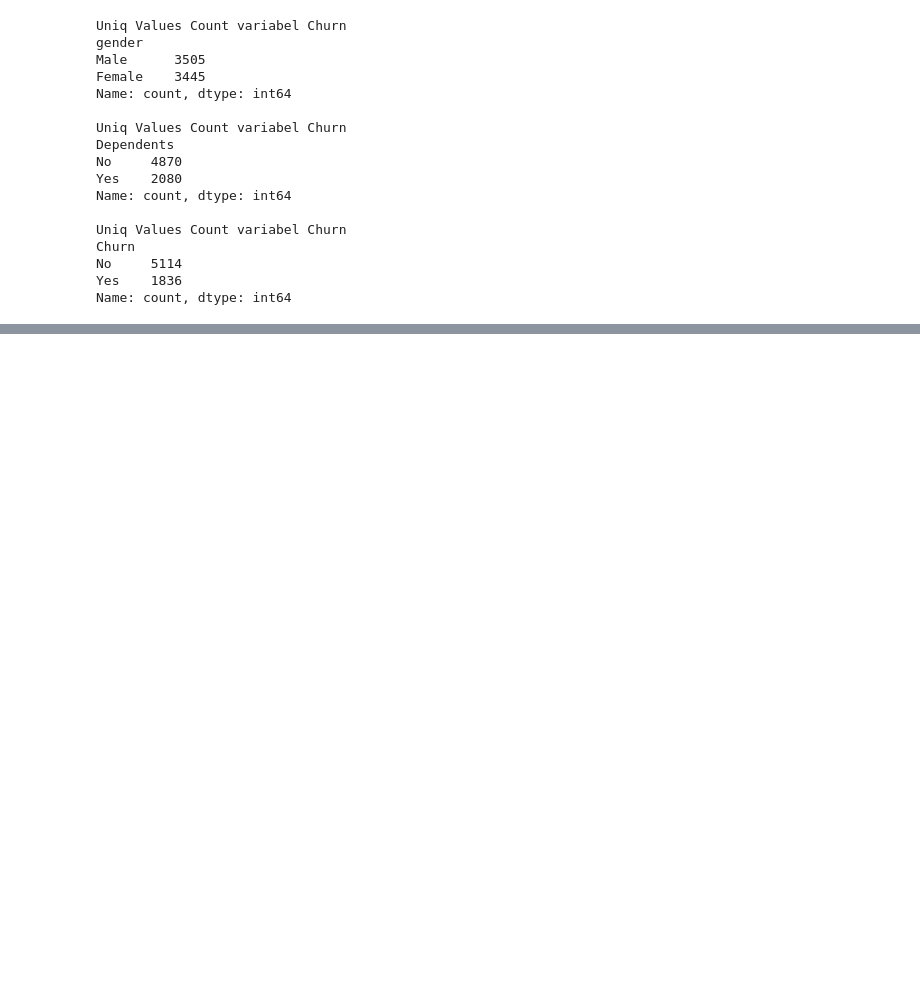
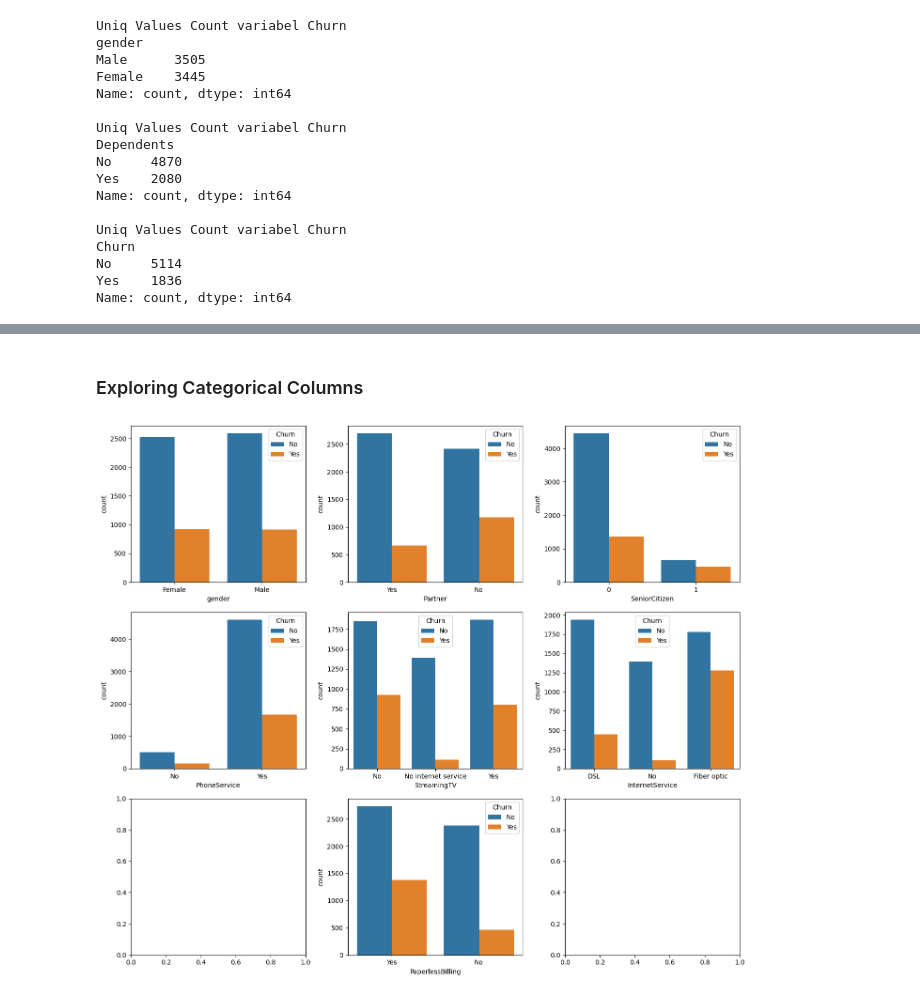
Before and after one commit to rahmi-ind/customer_churn_prediction, a Jupyter notebook: notebook.ipynb, the cells around one changed output, grey strips where cells are left out. Cells and saved outputs as stored; diff of their text form; code cells hidden in the pictures; blank space fills up the shorter version.

```diff
--- a/notebook.ipynb
+++ b/notebook.ipynb
@@ -257,0 +295,15 @@ Name: count, dtype: int64
+# %% [markdown]
+### Exploring Categorical Columns
+# %%
+fig, ax = plt.subplots(3, 3, figsize=(14, 12))
+sns.countplot(data=df_load, x='gender', hue='Churn', ax=ax[0][0])
+sns.countplot(data=df_load, x='Partner', hue='Churn', ax=ax[0][1])
+sns.countplot(data=df_load, x='SeniorCitizen', hue='Churn', ax=ax[0][2])
+sns.countplot(data=df_load, x='PhoneService', hue='Churn', ax=ax[1][0])
+sns.countplot(data=df_load, x='StreamingTV', hue='Churn', ax=ax[1][1])
+sns.countplot(data=df_load, x='InternetService', hue='Churn', ax=ax[1][2])
+sns.countplot(data=df_load, x='PaperlessBilling', hue='Churn', ax=ax[2][1])
+plt.tight_layout()
+plt.show()
+# %% [output]
+[figure, added]
```
Also changed, not shown: parts of 21 cells of this notebook.
